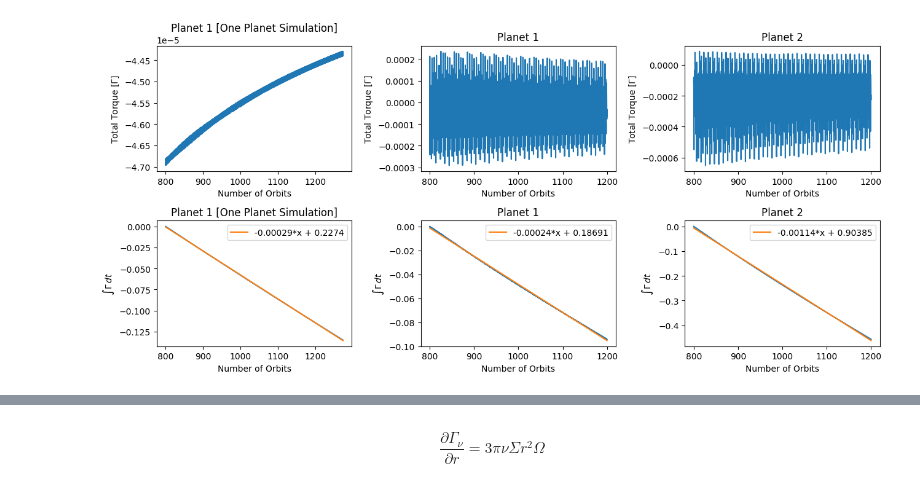
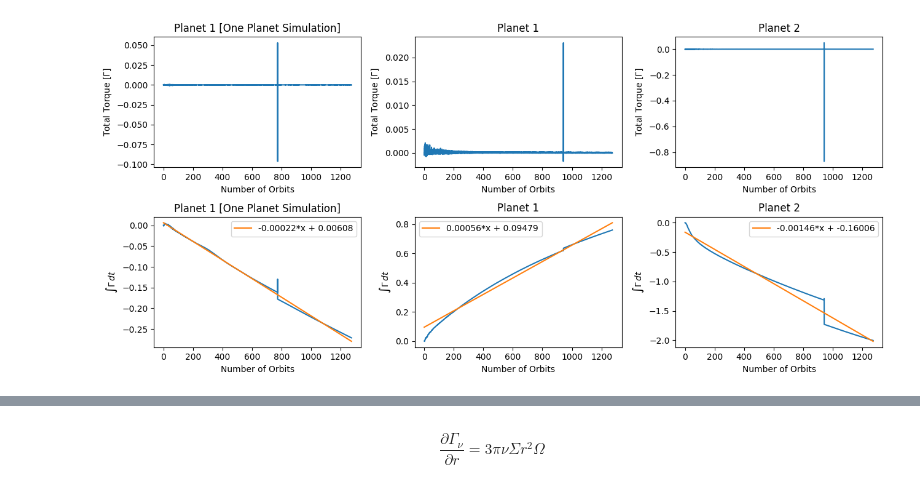
Before and after one commit to SudatKhan/athena_simulations, a Jupyter notebook: resonance_torque.ipynb, the cells around one changed output, grey strips where cells are left out. Saved outputs shown, nothing was run; the diff lists cells and outputs as text; code cells hidden in the pictures.

```diff
--- a/resonance_torque.ipynb
+++ b/resonance_torque.ipynb
@@ -8,8 +6,8 @@ from matplotlib.patches import Circle
 sys.path.insert(0, '/home/sudat/athena/vis/python')
 import athena_read
 # %%
-datap1 = np.genfromtxt('/home/sudat/one_planet_simulations/disk.hst')
-data2p1 = athena_read.athdf('/home/sudat/one_planet_simulations/disk.out1.04000.athdf')
+datap1 = np.genfromtxt(f'/home/sudat/cca/single/disk.hst')
+data2p1 = athena_read.athdf(f'/home/sudat/cca/single/disk.out1.00800.athdf')
 timep1 = datap1[:,0] / (2*np.pi)
 sum_torquep1 = datap1[:,10]
 
@@ -25,8 +23,8 @@ d_phip1 = phip1_c[:, None]
 d_phip1 = d_phip1[1:] - d_phip1[:-1]
 d_rp1 = rp1_c[1:] - rp1_c[:-1]
 # %%
-data = np.genfromtxt('disk.hst')
-data2 = athena_read.athdf('disk.out1.04000.athdf')
+data = np.genfromtxt('/home/sudat/cca/a1d5/disk.hst')
+data2 = athena_read.athdf('/home/sudat/cca/a1d5/disk.out1.00800.athdf')
 time = data[:,0] / (2*np.pi)
 sum_torque = data[:,10]
 sum_torque2 = data[:,11]
@@ -88,56 +74,56 @@ plt.plot(a2,b2, color='green')
 plt.figure(figsize=(13,6))
 
 plt.subplot(231)
-plt.plot(timep1[10053:-1], sum_torquep1[10053:-1])
+plt.plot(timep1, sum_torquep1)
 plt.xlabel('Number of Orbits')
 plt.ylabel(r'Total Torque [$\Gamma$]')
 plt.title('Planet 1 [One Planet Simulation]')
 
 plt.subplot(232)
-plt.plot(time[10054:15080], sum_torque[10054:15080])
+plt.plot(time, sum_torque)
 plt.xlabel('Number of Orbits')
 plt.ylabel(r'Total Torque [$\Gamma$]')
 plt.title('Planet 1')
 
 plt.subplot(233)
-plt.plot(time[10054:15080], sum_torque2[10054:15080])
+plt.plot(time, sum_torque2)
 plt.xlabel('Number of Orbits')
 plt.ylabel(r'Total Torque [$\Gamma$]')
 plt.title('Planet 2')
 
 plt.subplot(234)
-torque_integralp1 = np.cumsum(sum_torquep1[10053:-1] * 0.5)
-plt.plot(timep1[10053:-1], torque_integralp1)
+torque_integralp1 = np.cumsum(sum_torquep1 * 0.5)
+plt.plot(timep1, torque_integralp1)
 plt.ylabel(r'$\int \Gamma \, dt$')
 plt.xlabel('Number of Orbits')
 plt.title('Planet 1 [One Planet Simulation]')
-m,b = np.polyfit(timep1[10053:-1], torque_integralp1, deg=1)
-plt.plot(timep1[10053:-1], m*(timep1[10053:-1])+b, label=f'{np.round(m,5)}*x + {np.round(b,5)}')
+m,b = np.polyfit(timep1, torque_integralp1, deg=1)
+plt.plot(timep1, m*(timep1)+b, label=f'{np.round(m,5)}*x + {np.round(b,5)}')
 plt.legend()
 
 plt.subplot(235)
-torque_integral = np.cumsum(sum_torque[10054:15080] * 0.5)
-plt.plot(time[10054:15080], torque_integral)
+torque_integral = np.cumsum(sum_torque * 0.5)
+plt.plot(time, torque_integral)
 plt.ylabel(r'$\int \Gamma \, dt$')
 plt.xlabel('Number of Orbits')
 plt.title('Planet 1')
-m,b = np.polyfit(time[10054:15080], torque_integral, deg=1)
-plt.plot(time[10054:15080], m*(time[10054:15080])+b, label=f'{np.round(m,5)}*x + {np.round(b,5)}')
+m,b = np.polyfit(time, torque_integral, deg=1)
+plt.plot(time, m*(time)+b, label=f'{np.round(m,5)}*x + {np.round(b,5)}')
 plt.legend()
 
 plt.subplot(236)
-torque_integral2 = np.cumsum(sum_torque2[10054:15080] * 0.5)
-plt.plot(time[10054:15080], torque_integral2)
+torque_integral2 = np.cumsum(sum_torque2 * 0.5)
+plt.plot(time, torque_integral2)
 plt.ylabel(r'$\int \Gamma \, dt$')
 plt.xlabel('Number of Orbits')
 plt.title('Planet 2')
-m2,b2 = np.polyfit(time[10054:15080], torque_integral2, deg=1)
-plt.plot(time[10054:15080], m2*(time[10054:15080])+b2, label=f'{np.round(m2,5)}*x + {np.round(b2,5)}')
+m2,b2 = np.polyfit(time, torque_integral2, deg=1)
+plt.plot(time, m2*(time)+b2, label=f'{np.round(m2,5)}*x + {np.round(b2,5)}')
 plt.legend()
 
 plt.tight_layout()
 # %% [output]
-[figure, old version]
+[figure, new version]
 # %% [markdown]
 Total Torque:
 $$\Gamma = \iint_{S} \vec{r} \times \vec{g} \, dm \Rightarrow \iint_{S} \Sigma (r, \phi) |\vec{r}| |\vec{g}| \sin\theta \, dA \Rightarrow \iint_{S} \Sigma (r, \phi) r^2 |\vec{g}| \sin\theta \, dr d\phi$$
```
Also changed, not shown: parts of 20 cells of this notebook.
